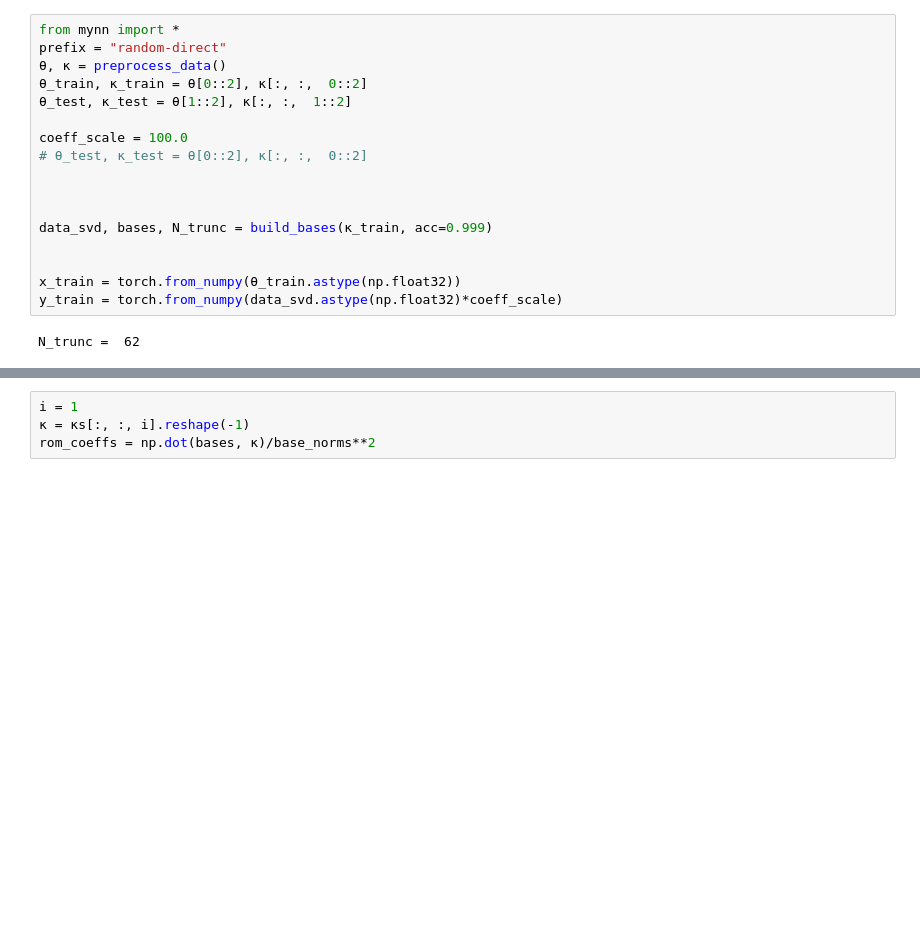
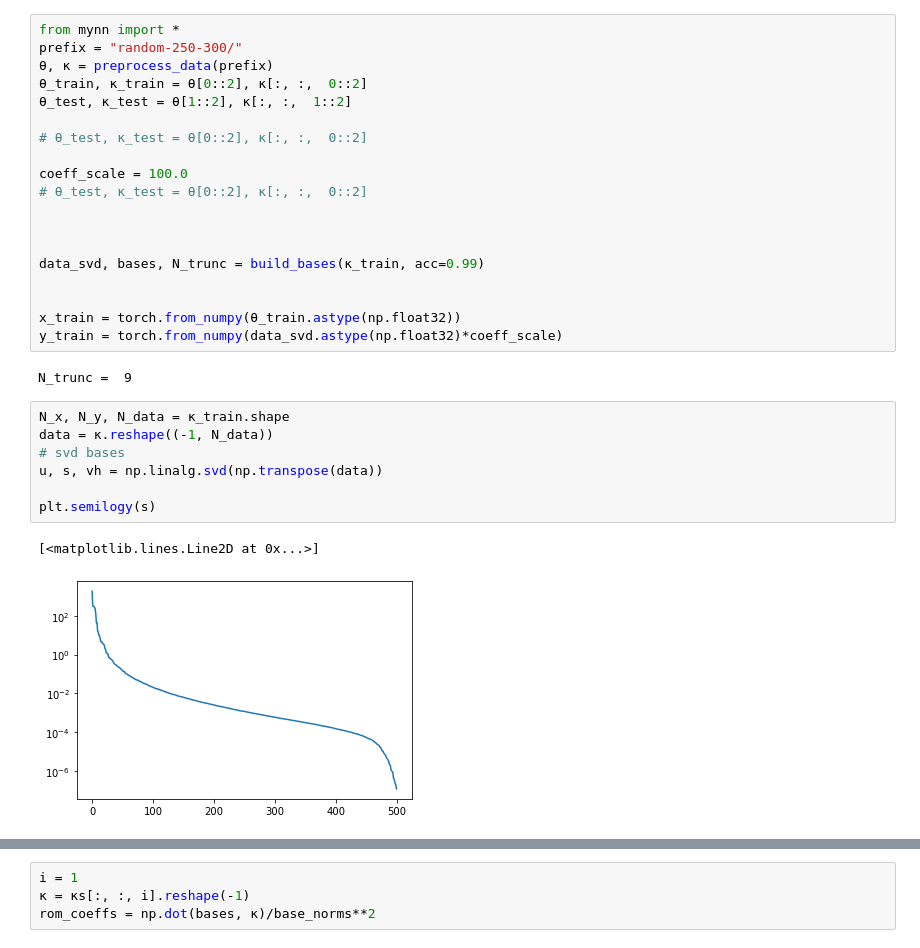
Before and after one commit to Zhengyu-Huang/Operator-Learning, a Jupyter notebook: nn/random_direct/Box_N2D_nn_Test_ROM.ipynb, the cells around one changed output, grey strips where cells are left out. Drawn from its saved outputs; the diff is of its cells as text; blank space fills up the shorter version.

```diff
--- a/nn/random_direct/Box_N2D_nn_Test_ROM.ipynb
+++ b/nn/random_direct/Box_N2D_nn_Test_ROM.ipynb
@@ -1,22 +1,34 @@
 # %%
 from mynn import *
-prefix = "random-direct"
-θ, κ = preprocess_data()
+prefix = "random-250-300/"
+θ, κ = preprocess_data(prefix)
 θ_train, κ_train = θ[0::2], κ[:, :,  0::2]
 θ_test, κ_test = θ[1::2], κ[:, :,  1::2]
+
+# θ_test, κ_test = θ[0::2], κ[:, :,  0::2]
 
 coeff_scale = 100.0
 # θ_test, κ_test = θ[0::2], κ[:, :,  0::2]
 
 
 
-data_svd, bases, N_trunc = build_bases(κ_train, acc=0.999)
+data_svd, bases, N_trunc = build_bases(κ_train, acc=0.99)
 
 
 x_train = torch.from_numpy(θ_train.astype(np.float32))
 y_train = torch.from_numpy(data_svd.astype(np.float32)*coeff_scale)
 # %% [output]
-N_trunc =  62
+N_trunc =  9
+# %%
+N_x, N_y, N_data = κ_train.shape
+data = κ.reshape((-1, N_data))
+# svd bases
+u, s, vh = np.linalg.svd(np.transpose(data))
+
+plt.semilogy(s)
+# %% [output]
+[<matplotlib.lines.Line2D at 0x...>]
+[figure, added]
 # %%
 N_θ = 8
 model = DirectKernelRomNet(N_θ, N_trunc)
```
Also changed, not shown: parts of 9 cells of this notebook, 3 other files.
